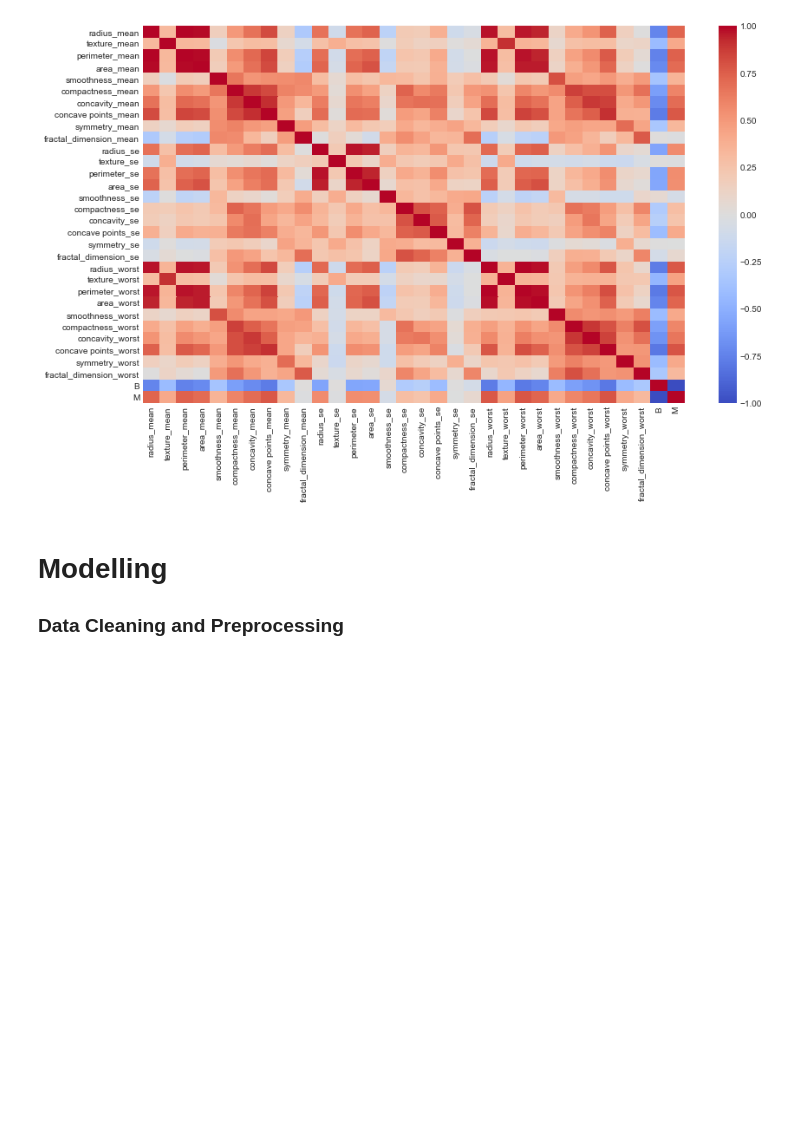
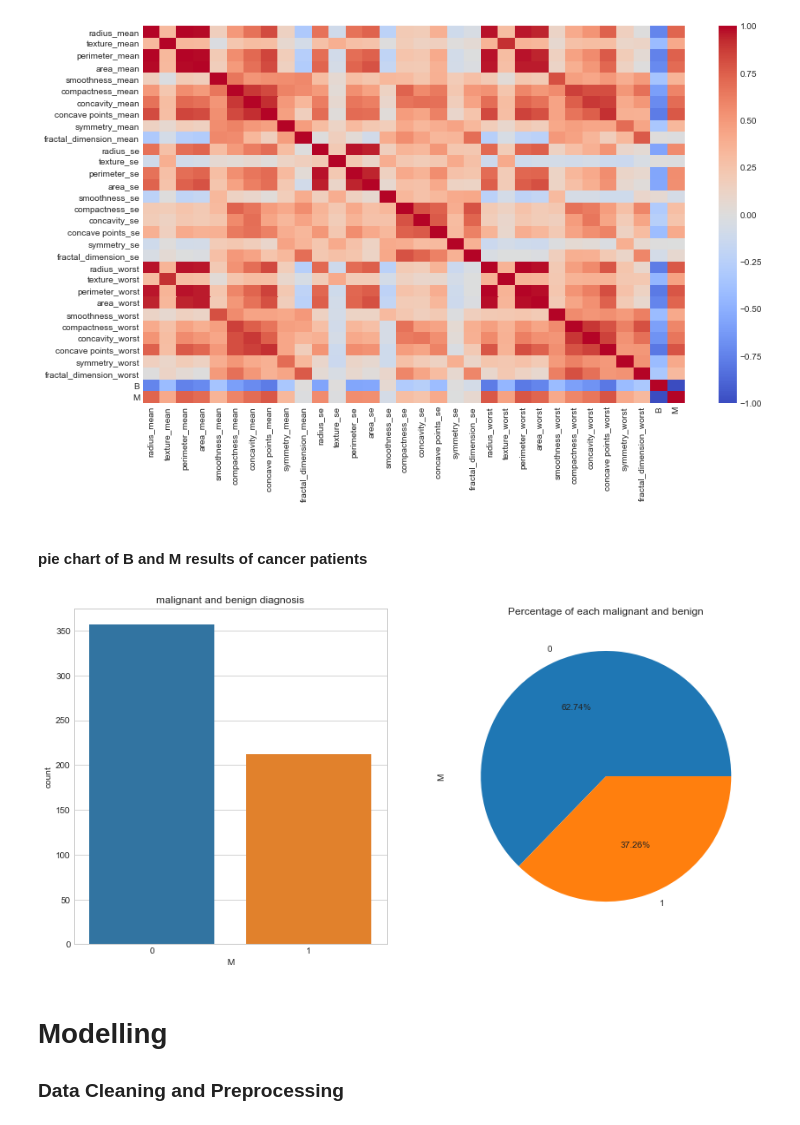
Before and after one commit to faikbak/01_first_notebook, a Jupyter notebook: capstone2/[faik_bak]CS2 Preprocessing and Training Data Development_for_Reza.ipynb, the cells around one changed output. Cells and saved outputs as stored; diff of their text form; code cells hidden in the pictures; blank space fills up the shorter version.

```diff
--- a/capstone2/[faik_bak]CS2 Preprocessing and Training Data Development_for_Reza.ipynb
+++ b/capstone2/[faik_bak]CS2 Preprocessing and Training Data Development_for_Reza.ipynb
@@ -323,6 +347,17 @@ plt.show()
 [figure]
 # %%
 cancer=cancer.reindex()
+# %% [markdown]
+#### pie chart of B and M results of cancer patients
+# %%
+fig, axs = plt.subplots(1,2,figsize=(14,7))
+sns.countplot(x='M',data=cancer,ax=axs[0])
+axs[0].set_title("malignant and benign diagnosis")
+cancer.M.value_counts().plot(x=None,y=None, kind='pie', ax=axs[1],autopct='%1.2f%%')
+axs[1].set_title("Percentage of each malignant and benign")
+plt.show()
+# %% [output]
+[figure, added]
 # %% [markdown]
 # Modelling
 ### Data Cleaning and Preprocessing
```
Also changed, not shown: parts of 17 cells of this notebook.
